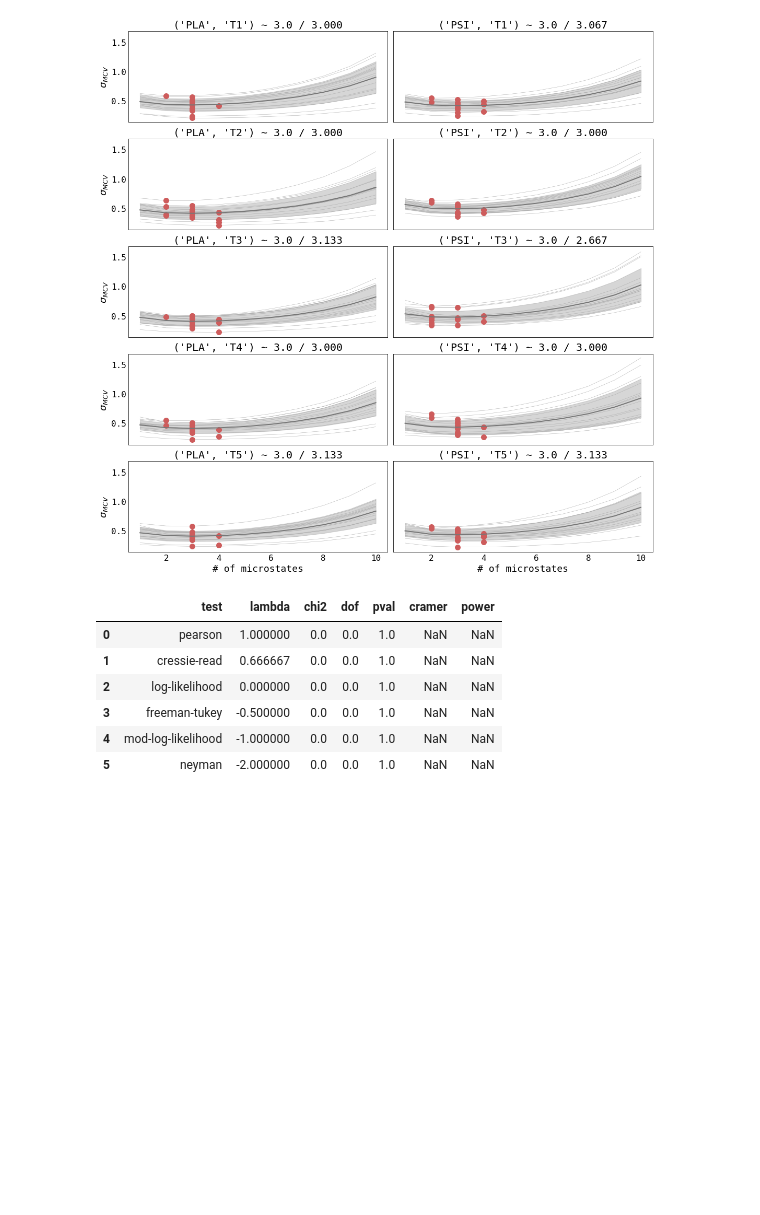
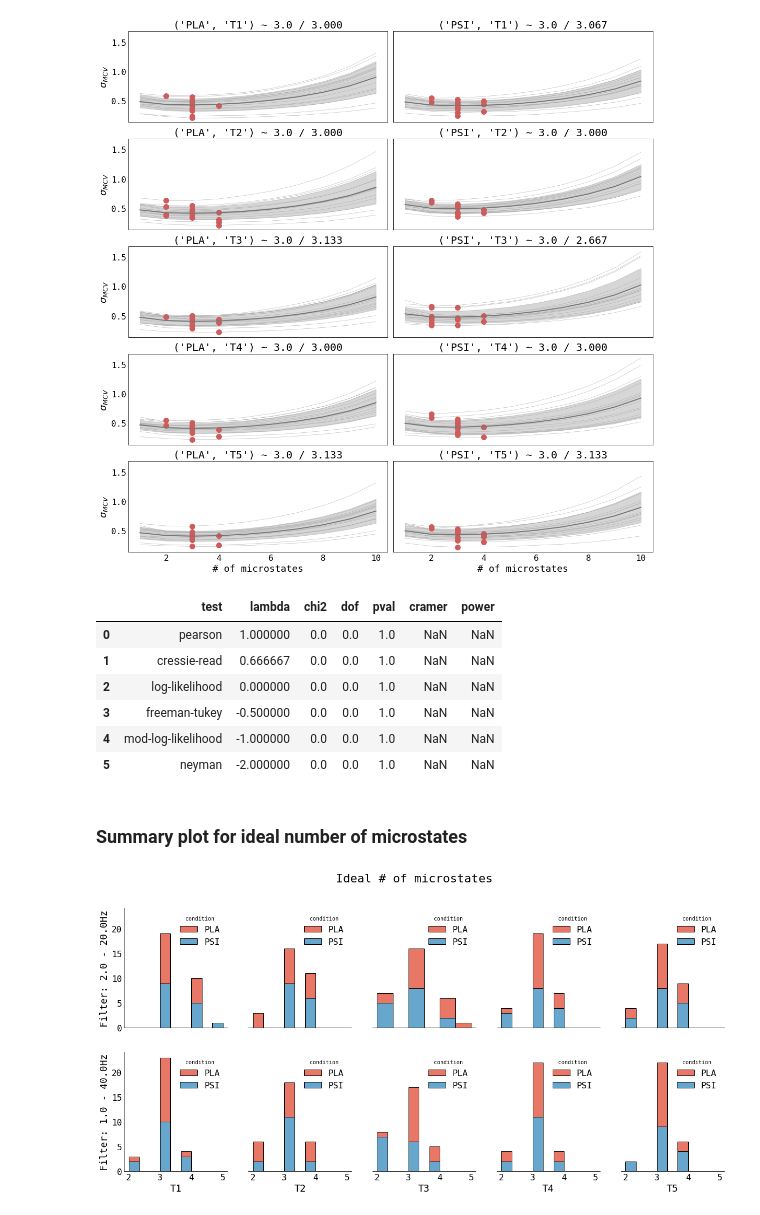
Before and after one commit to jajcayn/psilocybin-microstates, a Jupyter notebook: 1.5-GFP_stats_and_ideal_no_mstates.ipynb, the cells around one changed output. Cells and saved outputs as stored; diff of their text form; code cells hidden in the pictures; blank space fills up the shorter version.

```diff
--- a/1.5-GFP_stats_and_ideal_no_mstates.ipynb
+++ b/1.5-GFP_stats_and_ideal_no_mstates.ipynb
@@ -379,3 +380,56 @@ stats
 | 3 | freeman-tukey | -0.500000 | 0.0 | 0.0 | 1.0 | NaN | NaN |
 | 4 | mod-log-likelihood | -1.000000 | 0.0 | 0.0 | 1.0 | NaN | NaN |
 | 5 | neyman | -2.000000 | 0.0 | 0.0 | 1.0 | NaN | NaN |
+# %% [markdown]
+### Summary plot for ideal number of microstates
+# %%
+df_220_ideal_states = df_220_sigma.idxmin(axis=1).apply(lambda x: int(x[15]))
+df_220_ideal_states.name = "ideal no. states"
+df_220_plot = pd.DataFrame(df_220_ideal_states).reset_index()
+
+df_140_ideal_states = df_140_sigma.idxmin(axis=1).apply(lambda x: int(x[15]))
+df_140_ideal_states.name = "ideal no. states"
+df_140_plot = pd.DataFrame(df_140_ideal_states).reset_index()
+
+_, axs = plt.subplots(2, 5, sharey=True, sharex=True)
+for i, time in enumerate(np.unique(df_220_plot["time"])):
+    ax = axs[0, i]
+    sns.histplot(
+        data=df_220_plot[df_220_plot["time"] == time],
+        x="ideal no. states",
+        hue="condition",
+        multiple="stack",
+        ax=ax,
+    )
+    ax.set_xlabel(time)
+    ax.spines["top"].set_visible(False)
+    ax.spines["right"].set_visible(False)
+    if i > 0:
+        ax.spines["left"].set_visible(False)
+axs[0, 0].set_ylabel("Filter: 2.0 - 20.0Hz")
+
+for i, time in enumerate(np.unique(df_140_plot["time"])):
+    ax = axs[1, i]
+    sns.histplot(
+        data=df_140_plot[df_140_plot["time"] == time],
+        x="ideal no. states",
+        hue="condition",
+        multiple="stack",
+        ax=ax,
+    )
+    ax.set_xlabel(time)
+    ax.spines["top"].set_visible(False)
+    ax.spines["right"].set_visible(False)
+    if i > 0:
+        ax.spines["left"].set_visible(False)
+axs[1, 0].set_ylabel("Filter: 1.0 - 40.0Hz")
+plt.suptitle("Ideal # of microstates")
+
+if SAVE_RESULTS:
+    plt.savefig(
+        os.path.join(PLOTTING_DIR, f"ideal_num_ms_summary{PLOT_EXT}"),
+        bbox_inches="tight",
+        transparent=True,
+    )
+# %% [output]
+[figure, added]
```
Also changed, not shown: parts of 4 cells of this notebook, 3 other files.
